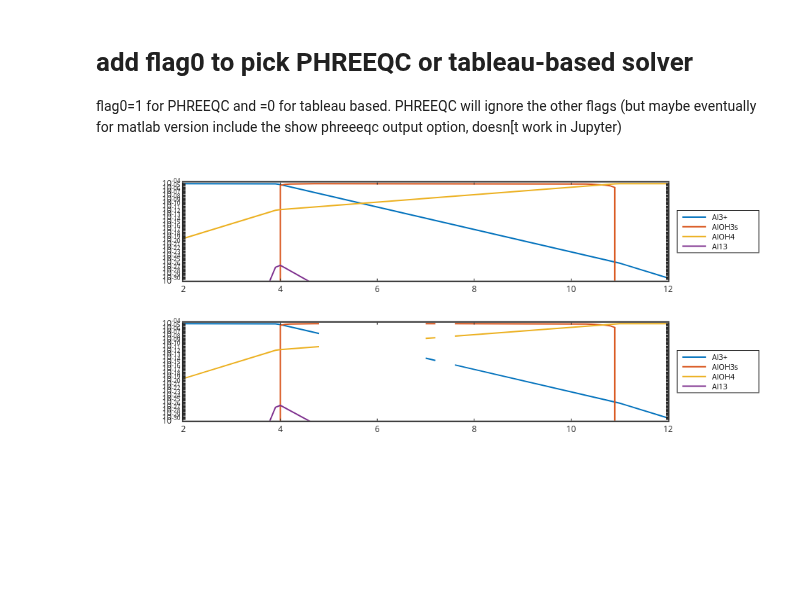
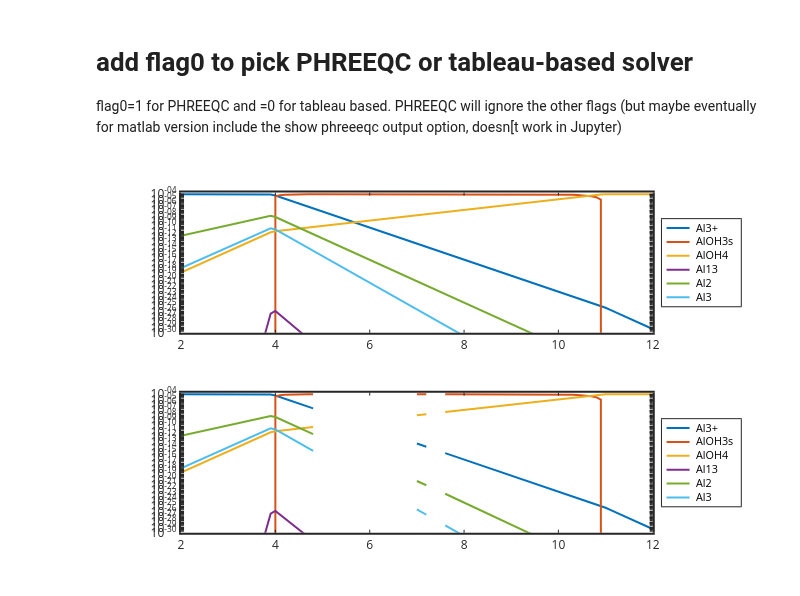
Before and after one commit to skotssd/GeochemEquilib, a Jupyter notebook: USERS/Scott/phreeqcinputfromtableau/Aluminumpicksolver.ipynb, the cells around one changed output. Cells and saved outputs as stored; diff of their text form; code cells hidden in the pictures; blank space fills up the shorter version.

```diff
--- a/USERS/Scott/phreeqcinputfromtableau/Aluminumpicksolver.ipynb
+++ b/USERS/Scott/phreeqcinputfromtableau/Aluminumpicksolver.ipynb
@@ -60,19 +60,19 @@ end
 # %%
 subplot(211)
 semilogy(pH,Alp3,'linewidth',2,pH,AlLOH3Rs,'linewidth',2,pH,AlLOHR4m,'linewidth',2, ...
-pH,Al13LOHR32p7,'linewidth',2)
+pH,Al13LOHR32p7,'linewidth',2,pH,Al2,'linewidth',2,pH,Al3,'linewidth',2)
  set(gca,'linewidth',2,'fontsize',12)
-legend('Al3+','AlOH3s','AlOH4','Al13','location','eastoutside')
+legend('Al3+','AlOH3s','AlOH4','Al13','Al2','Al3','location','eastoutside')
 axis([2 12 1e-30 2e-4])
 
 subplot(212)
 semilogy(pH,PAlp3,'linewidth',2,pH,PAlLOH3Rs,'linewidth',2,pH,PAlLOHR4m,'linewidth',2, ...
-pH,PAl13LOHR32p7,'linewidth',2)
+pH,PAl13LOHR32p7,'linewidth',2,pH,PAl2,'linewidth',2,pH,PAl3,'linewidth',2)
 set(gca,'linewidth',2,'fontsize',12)
-legend('Al3+','AlOH3s','AlOH4','Al13','location','eastoutside')
+legend('Al3+','AlOH3s','AlOH4','Al13','Al2','Al3','location','eastoutside')
 axis([2 12 1e-30 2e-4])
 # %% [output]
-[figure, old version]
+[figure, new version]
 # %%
 semilogy(pH,MASSERR,pH,PMASSERR)
 # %% [output]
```
Also changed, not shown: parts of 2 cells of this notebook, 1 other file.
